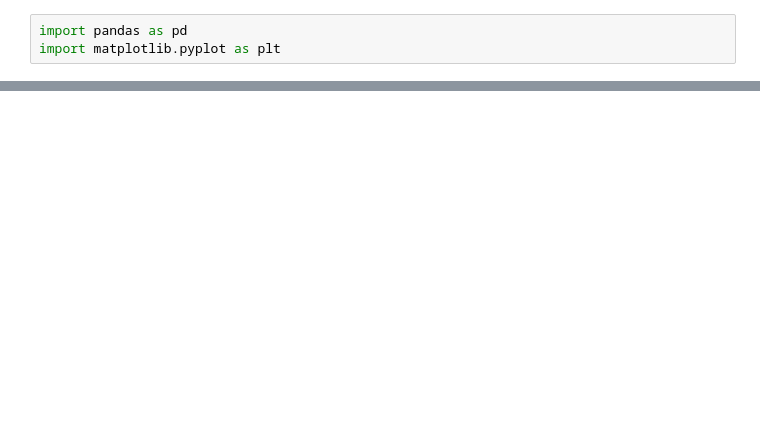
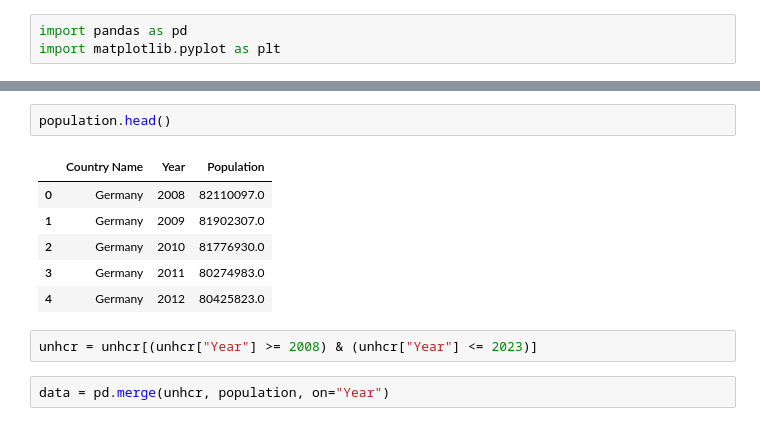
Before and after one commit to Ivanov12op/Refugee-Integration-and-Population-Change-in-Germany, a Jupyter notebook: Population.ipynb, the cells around one changed output, grey strips where cells are left out. Cells and saved outputs as stored; diff of their text form; blank space fills up the shorter version.

```diff
--- a/Population.ipynb
+++ b/Population.ipynb
@@ -49,0 +94,13 @@ FileNotFoundError: [Errno 2] No such file or directory: 'unhcr_data.csv'
+# %%
+population.head()
+# %% [output]
+|  | Country Name | Year | Population |
+| 0 | Germany | 2008 | 82110097.0 |
+| 1 | Germany | 2009 | 81902307.0 |
+| 2 | Germany | 2010 | 81776930.0 |
+| 3 | Germany | 2011 | 80274983.0 |
+| 4 | Germany | 2012 | 80425823.0 |
+# %%
+unhcr = unhcr[(unhcr["Year"] >= 2008) & (unhcr["Year"] <= 2023)]
+# %%
+data = pd.merge(unhcr, population, on="Year")
```
Also changed, not shown: parts of 18 cells of this notebook.
